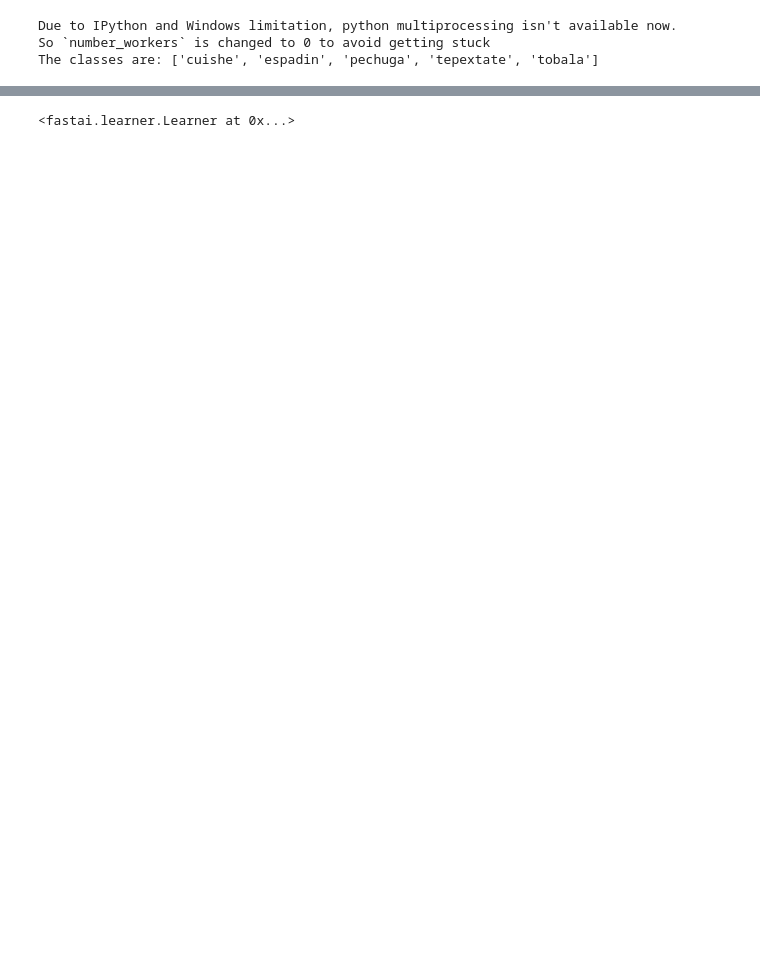
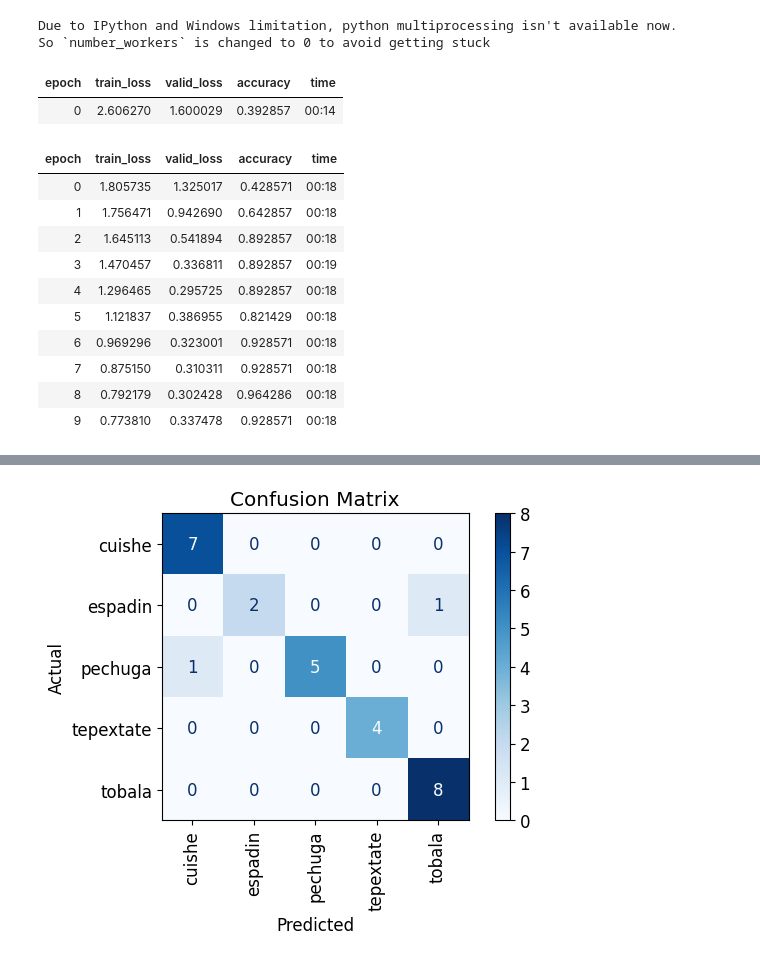
Before and after one commit to salgadev/spiritvision, a Jupyter notebook: notebooks/train.ipynb, the cells around one changed output, grey strips where cells are left out. Drawn from its saved outputs; the diff is of its cells as text; code cells hidden in the pictures; blank space fills up the shorter version.

```diff
--- a/notebooks/train.ipynb
+++ b/notebooks/train.ipynb
@@ -8,24 +8,8 @@ sys.path.insert(0, os.path.abspath('..\\scripts'))
 from fastai.vision.widgets import *
 from fastbook import *
 from helpers import *
-# %%
-path = Path(get_data_dir())
-files = get_image_files(path)
-
-mezcal = DataBlock(blocks=(ImageBlock, CategoryBlock),
-                   get_items=get_image_files,
-                   splitter=RandomSplitter(0.2),
-                   get_y=parent_label,
-                   item_tfms=RandomResizedCrop(460),
-                   batch_tfms=[*aug_transforms(size=224, max_warp=0), Normalize.from_stats(*imagenet_stats)])
-
-# batch size of 9 because of small dataset
-dls = mezcal.dataloaders(path, bs=9)
-
-print(f"The classes are: {dls.vocab}")
-
-learn = cnn_learner(dls, resnet34, pretrained=True, metrics=error_rate).to_fp16()
-# %% [output]
-Due to IPython and Windows limitation, python multiprocessing isn't available now.
-So `number_workers` is changed to 0 to avoid getting stuck
-The classes are: ['cuishe', 'espadin', 'pechuga', 'tepextate', 'tobala']
+# %%
+data_loader = make_data_loader(get_processed_data_dir(), batch_size=9)
+# %% [output]
+Due to IPython and Windows limitation, python multiprocessing isn't available now.
+So `number_workers` is changed to 0 to avoid getting stuck
@@ -32,3 +20,20 @@ The classes are: ['cuishe', 'espadin', 'pechuga', 'tepextate', 'tobala']
 # %%
 # Train
 learn.fine_tune(10)
+
+save_path = os.path.join(get_models_dir(), f"resnet{arch}_model")
+learn.save(save_path)
+# %% [output]
+| epoch | train_loss | valid_loss | accuracy | time |
+| 0 | 2.606270 | 1.600029 | 0.392857 | 00:14 |
+| epoch | train_loss | valid_loss | accuracy | time |
+| 0 | 1.805735 | 1.325017 | 0.428571 | 00:18 |
+| 1 | 1.756471 | 0.942690 | 0.642857 | 00:18 |
+| 2 | 1.645113 | 0.541894 | 0.892857 | 00:18 |
+| 3 | 1.470457 | 0.336811 | 0.892857 | 00:19 |
+| 4 | 1.296465 | 0.295725 | 0.892857 | 00:18 |
+| 5 | 1.121837 | 0.386955 | 0.821429 | 00:18 |
+| 6 | 0.969296 | 0.323001 | 0.928571 | 00:18 |
+| 7 | 0.875150 | 0.310311 | 0.928571 | 00:18 |
+| 8 | 0.792179 | 0.302428 | 0.964286 | 00:18 |
+| 9 | 0.773810 | 0.337478 | 0.928571 | 00:18 |
@@ -34,0 +42 @@ learn.fine_tune(10)
+[figure, added]
@@ -39,6 +42,0 @@ learn.save("cropped_data")
-# %%
-# If loading a saved model just run cells 1,2 and 5 and then continue
-learn = cnn_learner(dls, resnet34, pretrained=True, metrics=error_rate).to_fp16()
-learn.load("cropped_data")
-# %% [output]
-<fastai.learner.Learner at 0x...>
```
Also changed, not shown: parts of 8 cells of this notebook, 1 other file.
